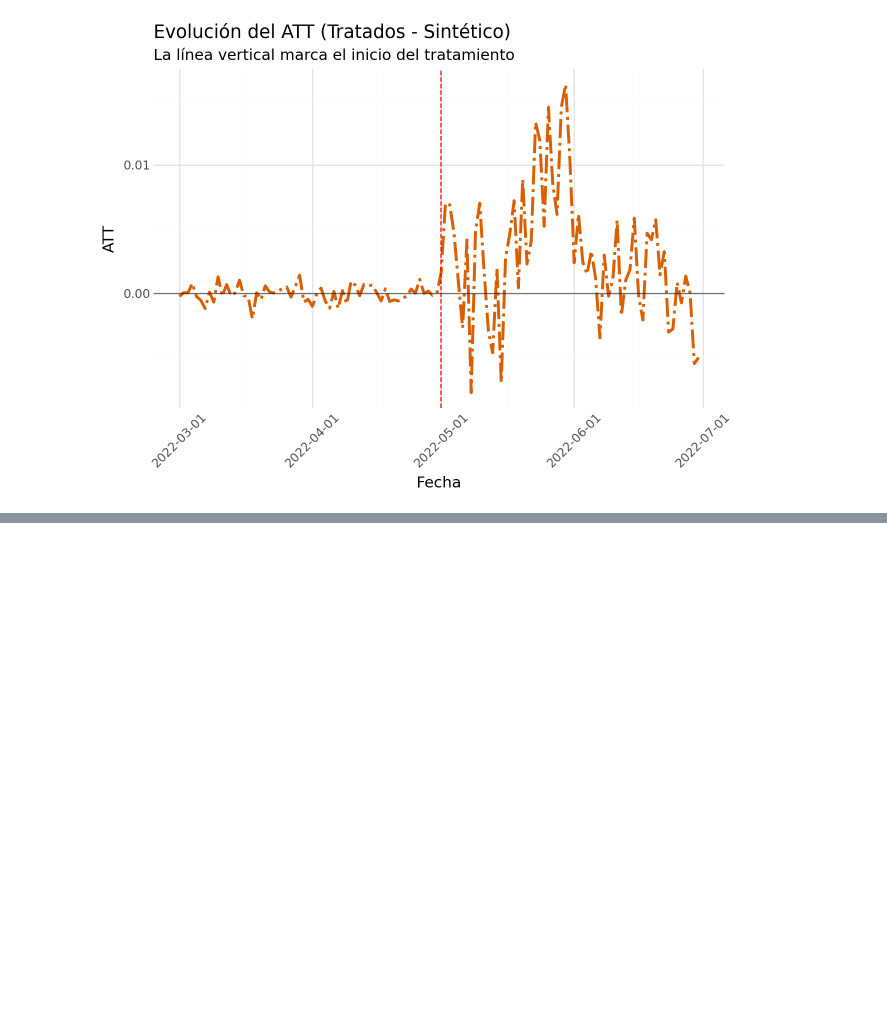
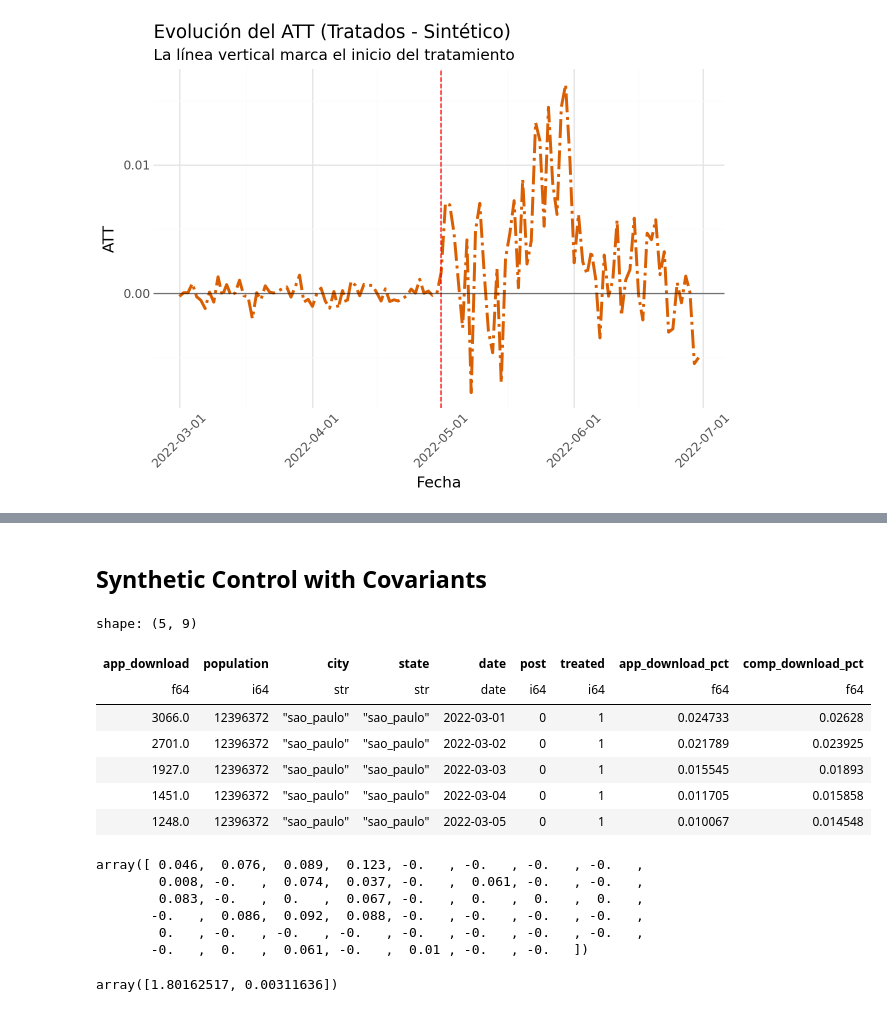
Before and after one commit to Sechi42/Causal_Inference-with-python, a Jupyter notebook: ch09/Syntetic_Control.ipynb, the cells around one changed output, grey strips where cells are left out. Saved outputs shown, nothing was run; the diff lists cells and outputs as text; code cells hidden in the pictures; blank space fills up the shorter version.

```diff
--- a/ch09/Syntetic_Control.ipynb
+++ b/ch09/Syntetic_Control.ipynb
@@ -380,0 +498,17 @@ df_plot = df_plot.with_columns(
+# %% [markdown]
+## Synthetic Control with Covariants
+# %%
+df_norm_cov = pl.read_csv("../data/online_mkt_cov.csv").with_columns(
+    pl.col("date").str.to_date()
+)
+
+df_norm_cov.head()
+# %% [output]
+shape: (5, 9)
+| app_download | population | city | state | date | post | treated | app_download_pct | comp_download_pct |
+| f64 | i64 | str | str | date | i64 | i64 | f64 | f64 |
+| 3066.0 | 12396372 | "sao_paulo" | "sao_paulo" | 2022-03-01 | 0 | 1 | 0.024733 | 0.02628 |
+| 2701.0 | 12396372 | "sao_paulo" | "sao_paulo" | 2022-03-02 | 0 | 1 | 0.021789 | 0.023925 |
+| 1927.0 | 12396372 | "sao_paulo" | "sao_paulo" | 2022-03-03 | 0 | 1 | 0.015545 | 0.01893 |
+| 1451.0 | 12396372 | "sao_paulo" | "sao_paulo" | 2022-03-04 | 0 | 1 | 0.011705 | 0.015858 |
+| 1248.0 | 12396372 | "sao_paulo" | "sao_paulo" | 2022-03-05 | 0 | 1 | 0.010067 | 0.014548 |
@@ -381,3 +530,42 @@ df_plot = df_plot.with_columns(
+# %%
+def find_w_given_vs(vs, x_co_list, y_tr_pre):
+    # Multiplicamos cada DataFrame por su respectivo peso y sumamos columna a columna
+    # Primero, eliminamos la columna "date" y convertimos a pandas
+    x_weighted = [
+        x.drop("date").to_pandas() * v
+        for x, v in zip(x_co_list, vs)
+    ]
+    # Sumamos los DataFrames ponderados
+    X_times_v = sum(x_weighted)
+
+    model = SyntheticControl()
+    model.fit(X_times_v, y_tr_pre)
+    return {"loss": model.loss_, "w": model.w_}
+
+# Ejemplo de uso:
+find_w_given_vs(
+    [1, 0],
+    [y_pre_co, x_pre_co],
+    y_pre_tr.drop("date").to_pandas().mean(axis=1)
+).get("w").round(3)
+# %% [output]
+array([ 0.046,  0.076,  0.089,  0.123, -0.   , -0.   , -0.   , -0.   ,
+        0.008, -0.   ,  0.074,  0.037, -0.   ,  0.061, -0.   , -0.   ,
+        0.083, -0.   ,  0.   ,  0.067, -0.   ,  0.   ,  0.   ,  0.   ,
+       -0.   ,  0.086,  0.092,  0.088, -0.   , -0.   , -0.   , -0.   ,
+        0.   , -0.   , -0.   , -0.   , -0.   , -0.   , -0.   , -0.   ,
+       -0.   ,  0.   ,  0.061, -0.   ,  0.01 , -0.   , -0.   ])
+# %%
+from scipy.optimize import minimize
+
+def v_loss(vs):
+    return find_w_given_vs(vs,[y_pre_co, x_pre_co],
+                            y_pre_tr.drop("date").to_pandas().mean(axis=1)).get("loss")
+
+v_solution = minimize(v_loss, [0, 0], method='L-BFGS-B')
+v_solution.x
+# %% [output]
+array([1.80162517, 0.00311636])
 # %%
 import pandas as pd
 import numpy as np
```
Also changed, not shown: parts of 14 cells of this notebook.
